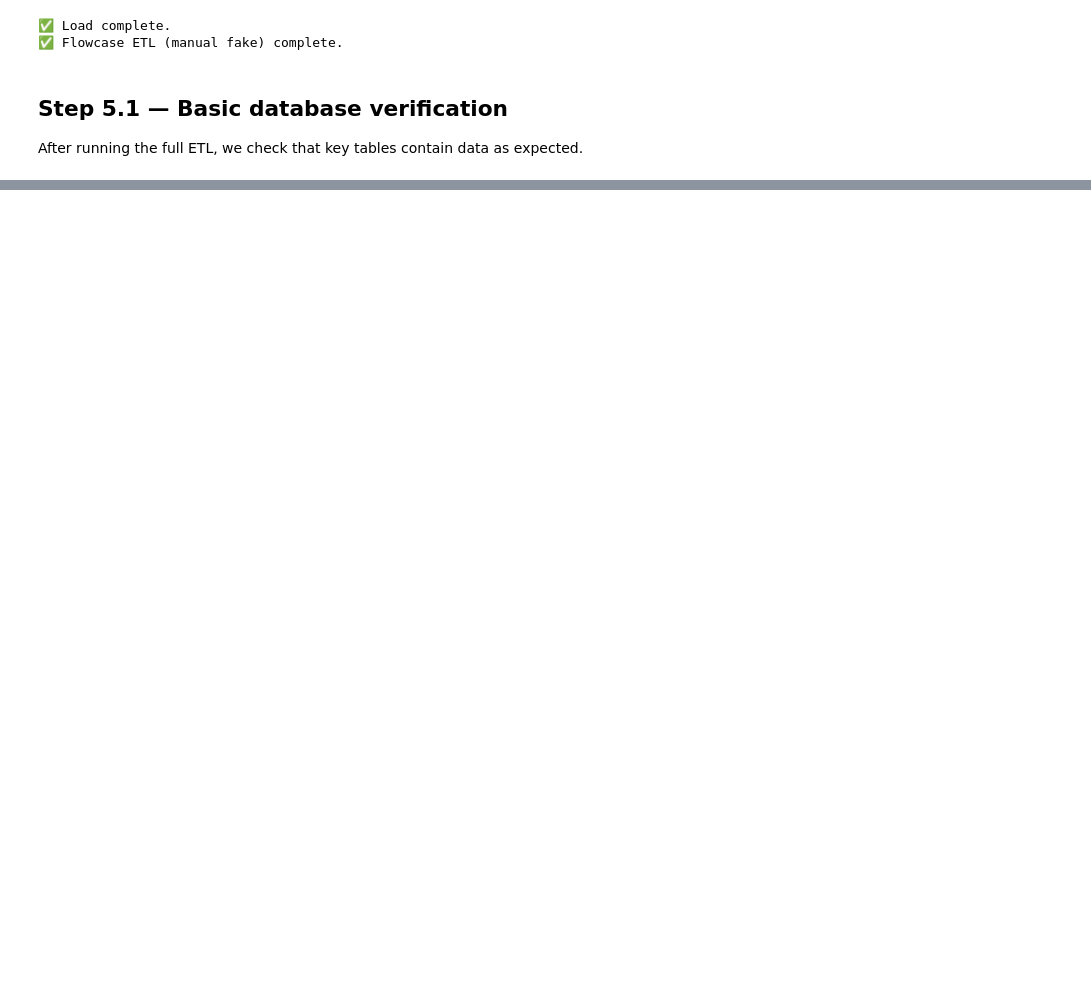
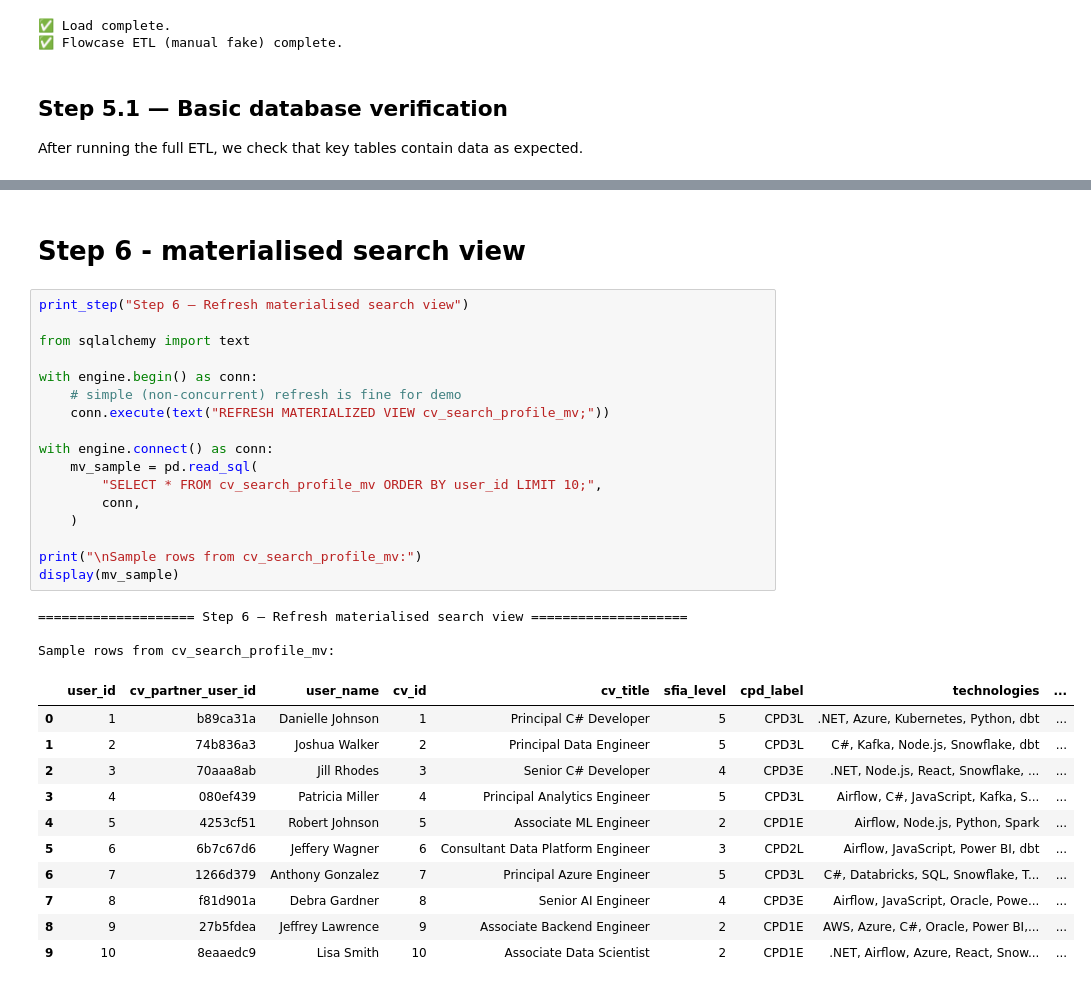
Before and after one commit to AlanaBF/etl_pipeline, a Jupyter notebook: data_engineering_ETL_pipeline.ipynb, the cells around one changed output, grey strips where cells are left out. Saved outputs shown, nothing was run; the diff lists cells and outputs as text; blank space fills up the shorter version.

```diff
--- a/data_engineering_ETL_pipeline.ipynb
+++ b/data_engineering_ETL_pipeline.ipynb
@@ -1298 +1298,35 @@ CV–technology links in DB: 2225
 ✅ Basic load checks passed.
+# %% [markdown]
+# Step 6 - materialised search view
+# %%
+print_step("Step 6 — Refresh materialised search view")
+
+from sqlalchemy import text
+
+with engine.begin() as conn:
+    # simple (non-concurrent) refresh is fine for demo
+    conn.execute(text("REFRESH MATERIALIZED VIEW cv_search_profile_mv;"))
+
+with engine.connect() as conn:
+    mv_sample = pd.read_sql(
+        "SELECT * FROM cv_search_profile_mv ORDER BY user_id LIMIT 10;",
+        conn,
+    )
+
+print("\nSample rows from cv_search_profile_mv:")
+display(mv_sample)
+# %% [output]
+==================== Step 6 — Refresh materialised search view ====================
+
+Sample rows from cv_search_profile_mv:
+|  | user_id | cv_partner_user_id | user_name | cv_id | cv_title | sfia_level | cpd_label | technologies | ... |
+| 0 | 1 | b89ca31a | Danielle Johnson | 1 | Principal C# Developer | 5 | CPD3L | .NET, Azure, Kubernetes, Python, dbt | ... |
+| 1 | 2 | 74b836a3 | Joshua Walker | 2 | Principal Data Engineer | 5 | CPD3L | C#, Kafka, Node.js, Snowflake, dbt | ... |
+| 2 | 3 | 70aaa8ab | Jill Rhodes | 3 | Senior C# Developer | 4 | CPD3E | .NET, Node.js, React, Snowflake, ... | ... |
+| 3 | 4 | 080ef439 | Patricia Miller | 4 | Principal Analytics Engineer | 5 | CPD3L | Airflow, C#, JavaScript, Kafka, S... | ... |
+| 4 | 5 | 4253cf51 | Robert Johnson | 5 | Associate ML Engineer | 2 | CPD1E | Airflow, Node.js, Python, Spark | ... |
+| 5 | 6 | 6b7c67d6 | Jeffery Wagner | 6 | Consultant Data Platform Engineer | 3 | CPD2L | Airflow, JavaScript, Power BI, dbt | ... |
+| 6 | 7 | 1266d379 | Anthony Gonzalez | 7 | Principal Azure Engineer | 5 | CPD3L | C#, Databricks, SQL, Snowflake, T... | ... |
+| 7 | 8 | f81d901a | Debra Gardner | 8 | Senior AI Engineer | 4 | CPD3E | Airflow, JavaScript, Oracle, Powe... | ... |
+| 8 | 9 | 27b5fdea | Jeffrey Lawrence | 9 | Associate Backend Engineer | 2 | CPD1E | AWS, Azure, C#, Oracle, Power BI,... | ... |
+| 9 | 10 | 8eaaedc9 | Lisa Smith | 10 | Associate Data Scientist | 2 | CPD1E | .NET, Airflow, Azure, React, Snow... | ... |
```
Also changed, not shown: parts of 15 cells of this notebook, 16 other files.
